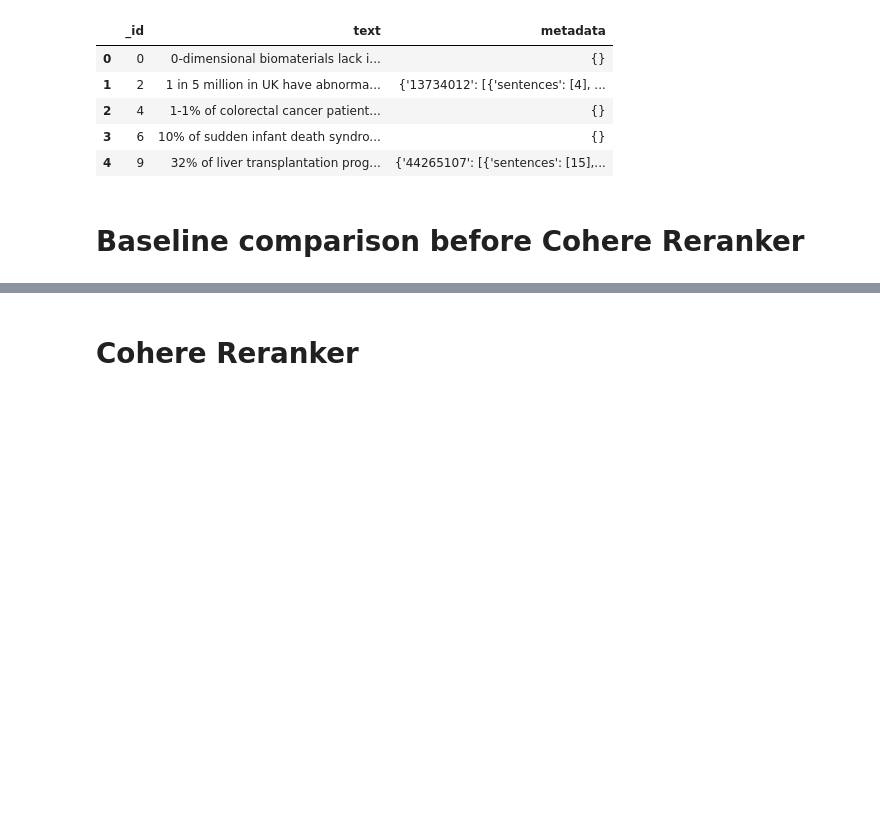
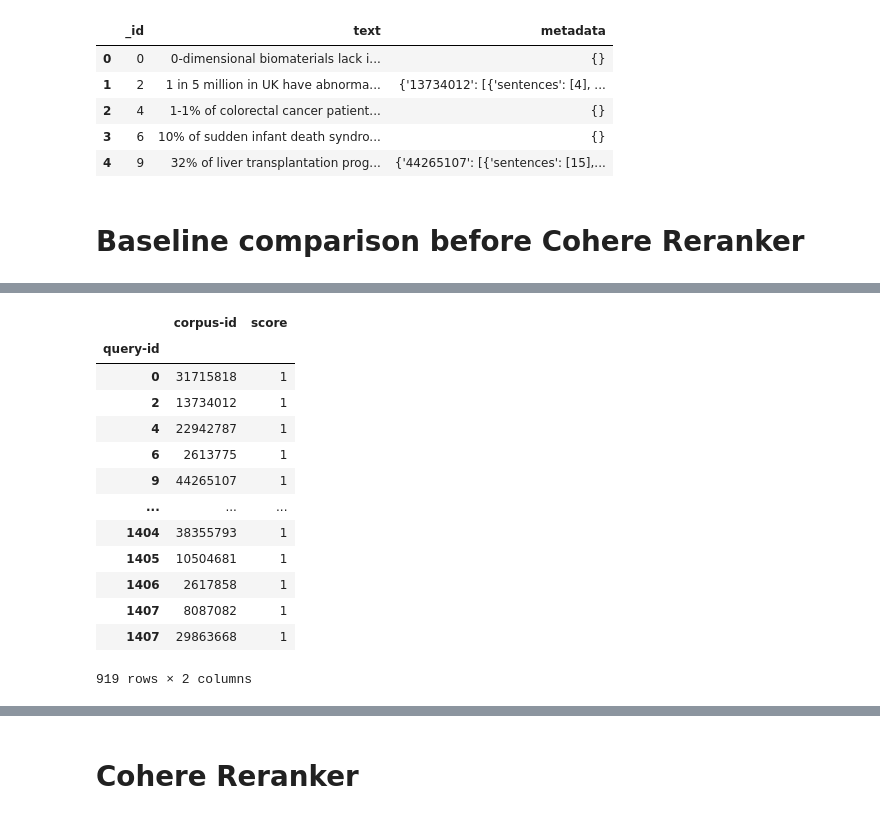
Before and after one commit to aleistrying/cohere-retrieval-eval, a Jupyter notebook: explore.ipynb, the cells around one changed output, grey strips where cells are left out. Cells and saved outputs as stored; diff of their text form; code cells hidden in the pictures; blank space fills up the shorter version.

```diff
--- a/explore.ipynb
+++ b/explore.ipynb
@@ -171,0 +224,20 @@ No embed file embed-v5.0-fast_cache_embedded_queries.npy, fetching from cohere
+# %%
+df_train = df_train.set_index("query-id").groupby(level=0)
+df_corpus = df_corpus.set_index('_id')
+# %%
+df_train.head()
+# %% [output]
+|  | corpus-id | score |
+| query-id |  |  |
+| 0 | 31715818 | 1 |
+| 2 | 13734012 | 1 |
+| 4 | 22942787 | 1 |
+| 6 | 2613775 | 1 |
+| 9 | 44265107 | 1 |
+| ... | ... | ... |
+| 1404 | 38355793 | 1 |
+| 1405 | 10504681 | 1 |
+| 1406 | 2617858 | 1 |
+| 1407 | 8087082 | 1 |
+| 1407 | 29863668 | 1 |
+919 rows × 2 columns
```
Also changed, not shown: parts of 6 cells of this notebook, 1 other file.
